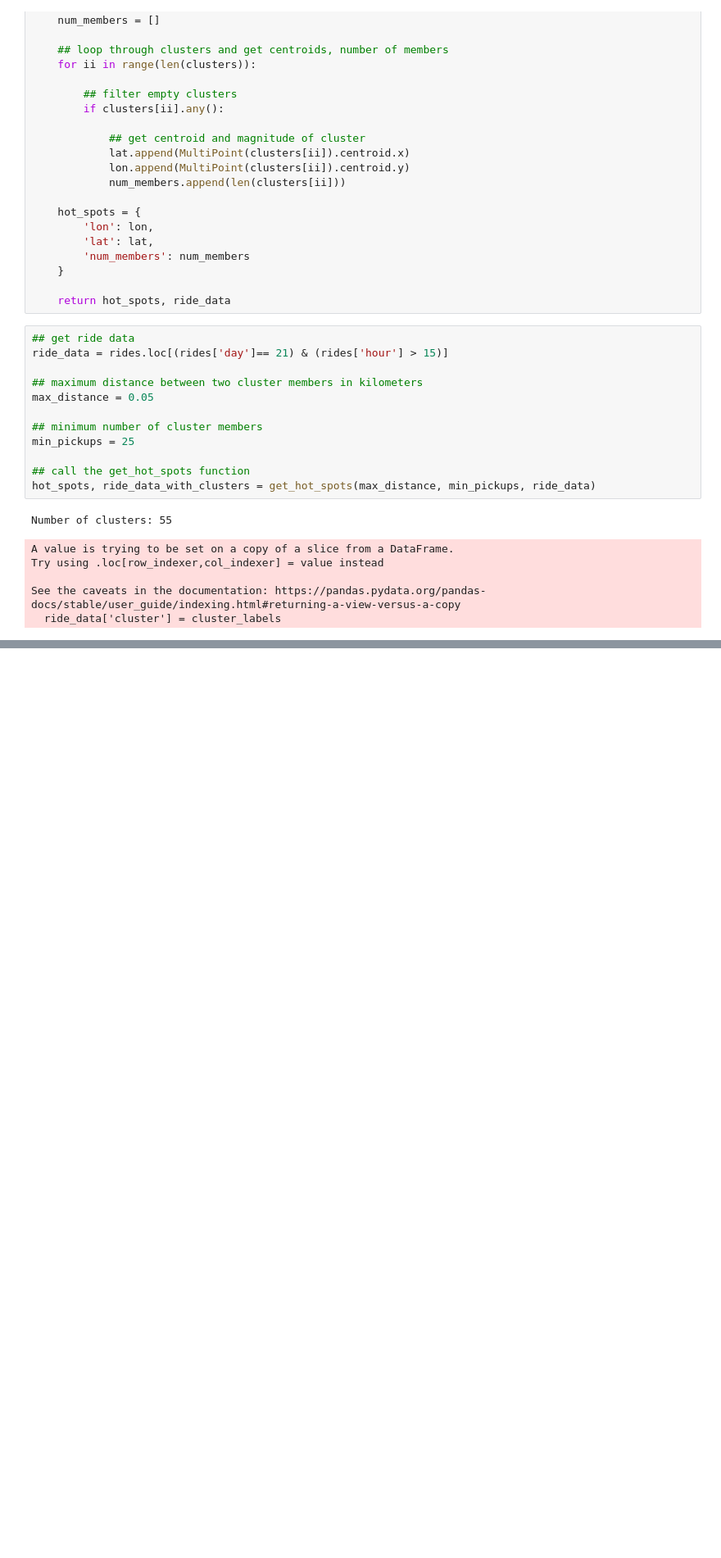
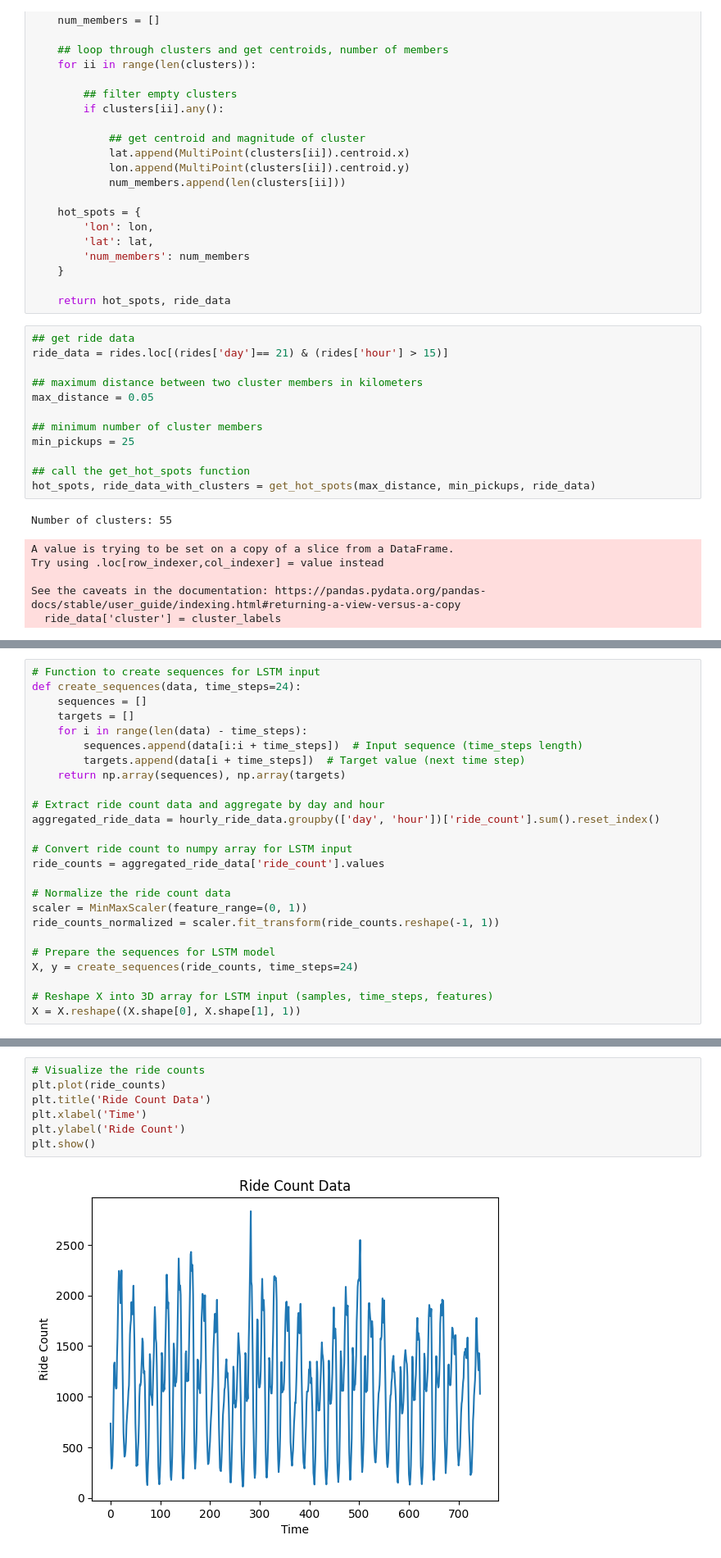
Before and after one commit to devger04/Loopwise, a Jupyter notebook: Loopwise.ipynb, the cells around one changed output, grey strips where cells are left out. Shown at 82% size. Drawn from its saved outputs; the diff is of its cells as text; blank space fills up the shorter version.

```diff
--- a/Loopwise.ipynb
+++ b/Loopwise.ipynb
@@ -456 +445,26 @@ for cluster in ride_counts['cluster'].unique():
+# %%
+# Function to create sequences for LSTM input
+def create_sequences(data, time_steps=24):
+    sequences = []
+    targets = []
+    for i in range(len(data) - time_steps):
+        sequences.append(data[i:i + time_steps])  # Input sequence (time_steps length)
+        targets.append(data[i + time_steps])  # Target value (next time step)
+    return np.array(sequences), np.array(targets)
+
+# Extract ride count data and aggregate by day and hour
+aggregated_ride_data = hourly_ride_data.groupby(['day', 'hour'])['ride_count'].sum().reset_index()
+
+# Convert ride count to numpy array for LSTM input
+ride_counts = aggregated_ride_data['ride_count'].values
+
+# Normalize the ride count data
+scaler = MinMaxScaler(feature_range=(0, 1))
+ride_counts_normalized = scaler.fit_transform(ride_counts.reshape(-1, 1))
+
+# Prepare the sequences for LSTM model
+X, y = create_sequences(ride_counts, time_steps=24)
+
+# Reshape X into 3D array for LSTM input (samples, time_steps, features)
+X = X.reshape((X.shape[0], X.shape[1], 1))
 # %%
@@ -482,0 +528,9 @@ top_predictions = sorted(predictions, key=lambda x: x[1], reverse=True)[:10]
+# %%
+# Visualize the ride counts
+plt.plot(ride_counts)
+plt.title('Ride Count Data')
+plt.xlabel('Time')
+plt.ylabel('Ride Count')
+plt.show()
+# %% [output]
+[figure, added]
```
Also changed, not shown: parts of 7 cells of this notebook.
